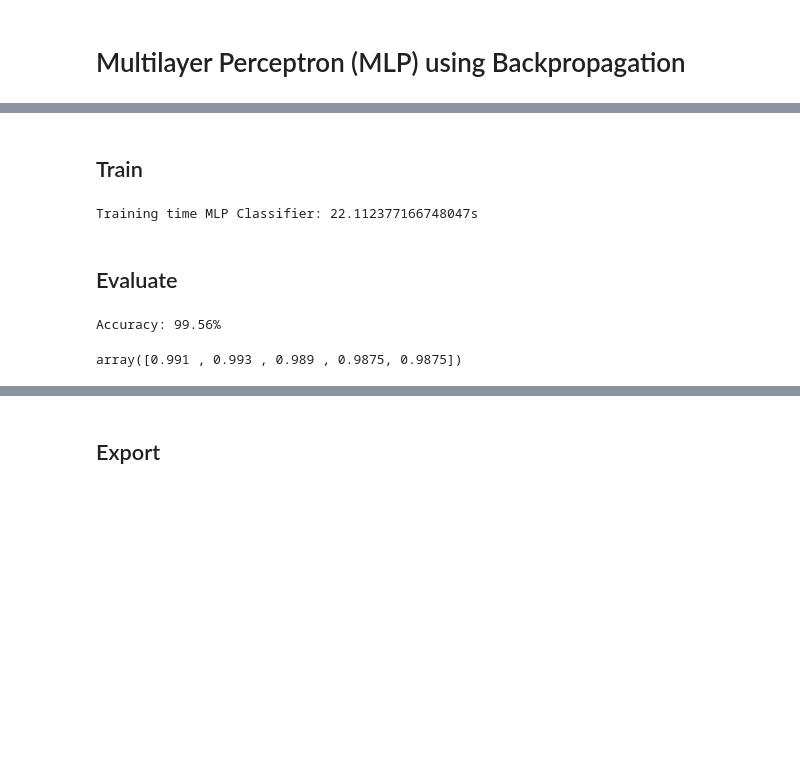
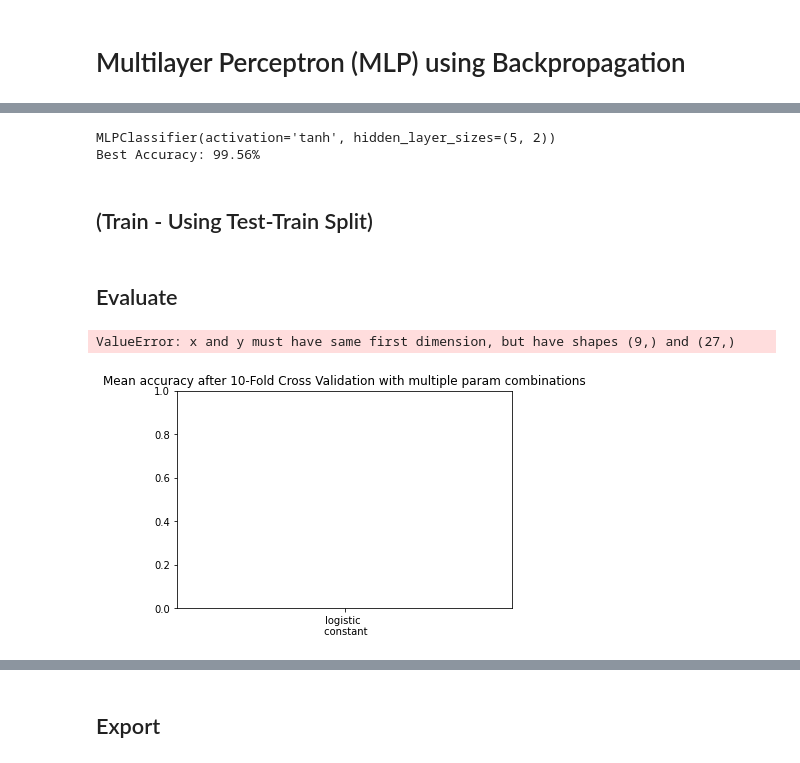
Before and after one commit to Sulasdeli/SecRiskAI, a Jupyter notebook: notebooks/train_evaluate_export_models.ipynb, the cells around one changed output, grey strips where cells are left out. Saved outputs shown, nothing was run; the diff lists cells and outputs as text; code cells hidden in the pictures; blank space fills up the shorter version.

Commit message:
MLP model with CV=10

```diff
--- a/notebooks/train_evaluate_export_models.ipynb
+++ b/notebooks/train_evaluate_export_models.ipynb
@@ -466,4 +497,6 @@ Predicted RISK is: MEDIUM
 # %%
 from sklearn.neural_network import MLPClassifier
 # %%
-clf = MLPClassifier(activation='tanh', solver='adam', alpha=1e-5, hidden_layer_sizes=(5, 2), max_iter=10000)
+#clf = MLPClassifier(activation='tanh', solver='adam', alpha=1e-5, hidden_layer_sizes=(5, 2), max_iter=10000)
+
+mlp = MLPClassifier()
@@ -469,0 +507,12 @@ clf = MLPClassifier(activation='tanh', solver='adam', alpha=1e-5, hidden_layer_s
+# %%
+mlp_params={
+'learning_rate': ["constant", "invscaling", "adaptive"],
+'hidden_layer_sizes': [(5, 2)],
+'solver': ["lbfgs", "sgd", "adam"],
+'activation': ["logistic", "relu", "tanh"]
+}
+
+# Instanciate the Grid for parameter tuning
+mlp_grid = GridSearchCV(mlp, mlp_params, cv=10, scoring='accuracy', n_jobs=-1)
+
+mlp = mlp_grid.fit(X_normalized, Y)
@@ -470,23 +542,39 @@ clf = MLPClassifier(activation='tanh', solver='adam', alpha=1e-5, hidden_layer_s
+# %%
+print(mlp.best_estimator_)
+print('Best Accuracy: {0:.2%}'.format(mlp.best_score_))
+# %% [output]
+MLPClassifier(activation='tanh', hidden_layer_sizes=(5, 2))
+Best Accuracy: 99.56%
 # %% [markdown]
-## Train
+## (Train - Using Test-Train Split)
 # %%
-start = time.time()
+#start = time.time()
 
-clf.fit(X_train_normalized, y_train)
+#mlp.fit(X_train_normalized, y_train)
 
-stop = time.time()
-print(f"Training time MLP Classifier: {stop - start}s")
+#stop = time.time()
+#print(f"Training time MLP Classifier: {stop - start}s")
-# %% [output]
-Training time MLP Classifier: 22.112377166748047s
 # %% [markdown]
 ## Evaluate
+# %%
+#TODO
+test_scores = mlp.cv_results_['mean_test_score']
+
+plt.title("Mean accuracy after 10-Fold Cross Validation with multiple param combinations")
+plt.plot(["logistic \n constant", "logistic \n invscaling", "logistic \n adaptive", "relu \n constant", "relu \n invscaling", "relu\n adaptive", "tanh\n constant", "tanh\n invscaling", "tanh\n adaptive"], test_scores)
+plt.xticks(rotation=50)
+plt.ylabel("Accuracy")
+plt.show()
+# %% [output]
+ValueError: x and y must have same first dimension, but have shapes (9,) and (27,)
+[figure, added]
 # %%
-from sklearn.model_selection import cross_val_score
+#from sklearn.model_selection import cross_val_score
 
 
 #accuracy = clf.score(X_test_normalized, y_test)
 
-print('Accuracy: {0:.2%}'.format(accuracy))
+#print('Accuracy: {0:.2%}'.format(accuracy))
 
 # lbfgs
 # identity -> 90.72%
@@ -506,11 +594,4 @@ print('Accuracy: {0:.2%}'.format(accuracy))
 # logistic -> 98.48%
 # tanh -> 99.04%
 # relu -> 98.88%
-X = scaler.transform(data[features])
-Y = data["Risk"]
-scores = cross_val_score(clf, X, Y, cv=5)
-scores
-# %% [output]
-Accuracy: 99.56%
-array([0.991 , 0.993 , 0.989 , 0.9875, 0.9875])
 # %%
```
Also changed, not shown: parts of 21 cells of this notebook, 1 other file.
